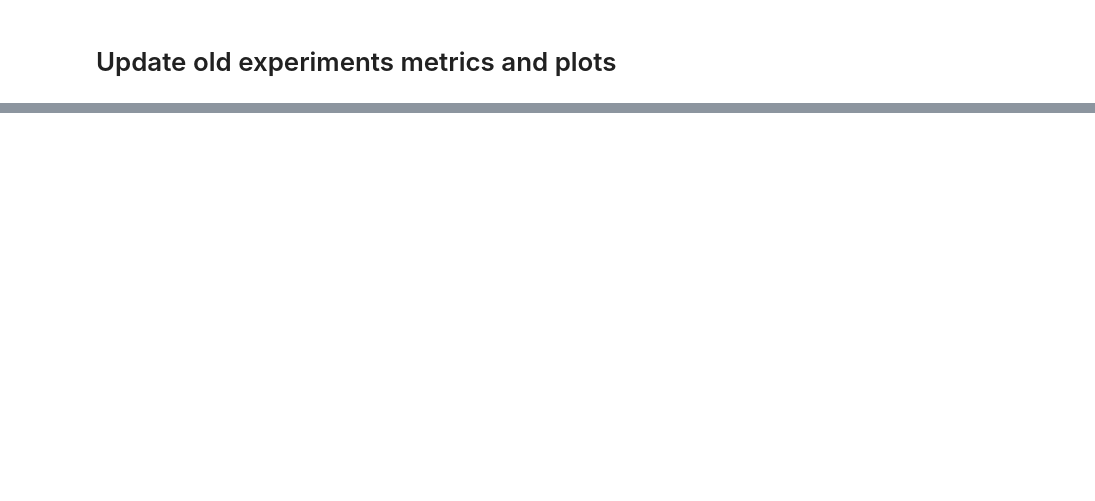
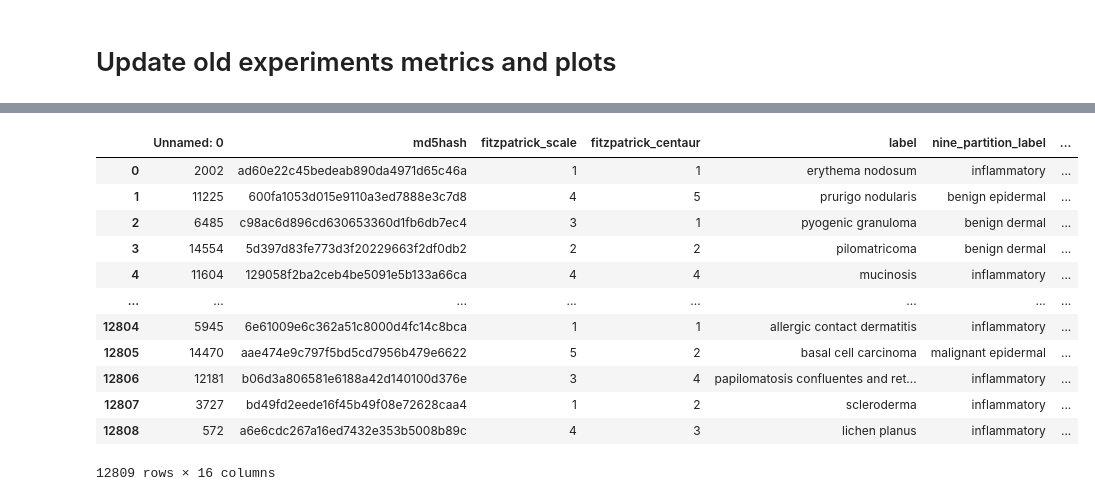
Before and after one commit to AliGhadirii/XTranPrune, a Jupyter notebook: Notebooks/multi_evaluate.ipynb, the cells around one changed output, grey strips where cells are left out. Saved outputs shown, nothing was run; the diff lists cells and outputs as text; code cells hidden in the pictures; blank space fills up the shorter version.

```diff
--- a/Notebooks/multi_evaluate.ipynb
+++ b/Notebooks/multi_evaluate.ipynb
@@ -403,0 +437,17 @@ cal_metrics(df=df)
+# %%
+df = pd.read_csv('/home/ali/Datasets/Fitz17k/FairME/new_train.csv')
+df
+# %% [output]
+|  | Unnamed: 0 | md5hash | fitzpatrick_scale | fitzpatrick_centaur | label | nine_partition_label | ... |
+| 0 | 2002 | ad60e22c45bedeab890da4971d65c46a | 1 | 1 | erythema nodosum | inflammatory | ... |
+| 1 | 11225 | 600fa1053d015e9110a3ed7888e3c7d8 | 4 | 5 | prurigo nodularis | benign epidermal | ... |
+| 2 | 6485 | c98ac6d896cd630653360d1fb6db7ec4 | 3 | 1 | pyogenic granuloma | benign dermal | ... |
+| 3 | 14554 | 5d397d83fe773d3f20229663f2df0db2 | 2 | 2 | pilomatricoma | benign dermal | ... |
+| 4 | 11604 | 129058f2ba2ceb4be5091e5b133a66ca | 4 | 4 | mucinosis | inflammatory | ... |
+| ... | ... | ... | ... | ... | ... | ... | ... |
+| 12804 | 5945 | 6e61009e6c362a51c8000d4fc14c8bca | 1 | 1 | allergic contact dermatitis | inflammatory | ... |
+| 12805 | 14470 | aae474e9c797f5bd5cd7956b479e6622 | 5 | 2 | basal cell carcinoma | malignant epidermal | ... |
+| 12806 | 12181 | b06d3a806581e6188a42d140100d376e | 3 | 4 | papilomatosis confluentes and ret... | inflammatory | ... |
+| 12807 | 3727 | bd49fd2eede16f45b49f08e72628caa4 | 1 | 2 | scleroderma | inflammatory | ... |
+| 12808 | 572 | a6e6cdc267a16ed7432e353b5008b89c | 4 | 3 | lichen planus | inflammatory | ... |
+12809 rows × 16 columns
```
Also changed, not shown: parts of 9 cells of this notebook, 3 other files.
